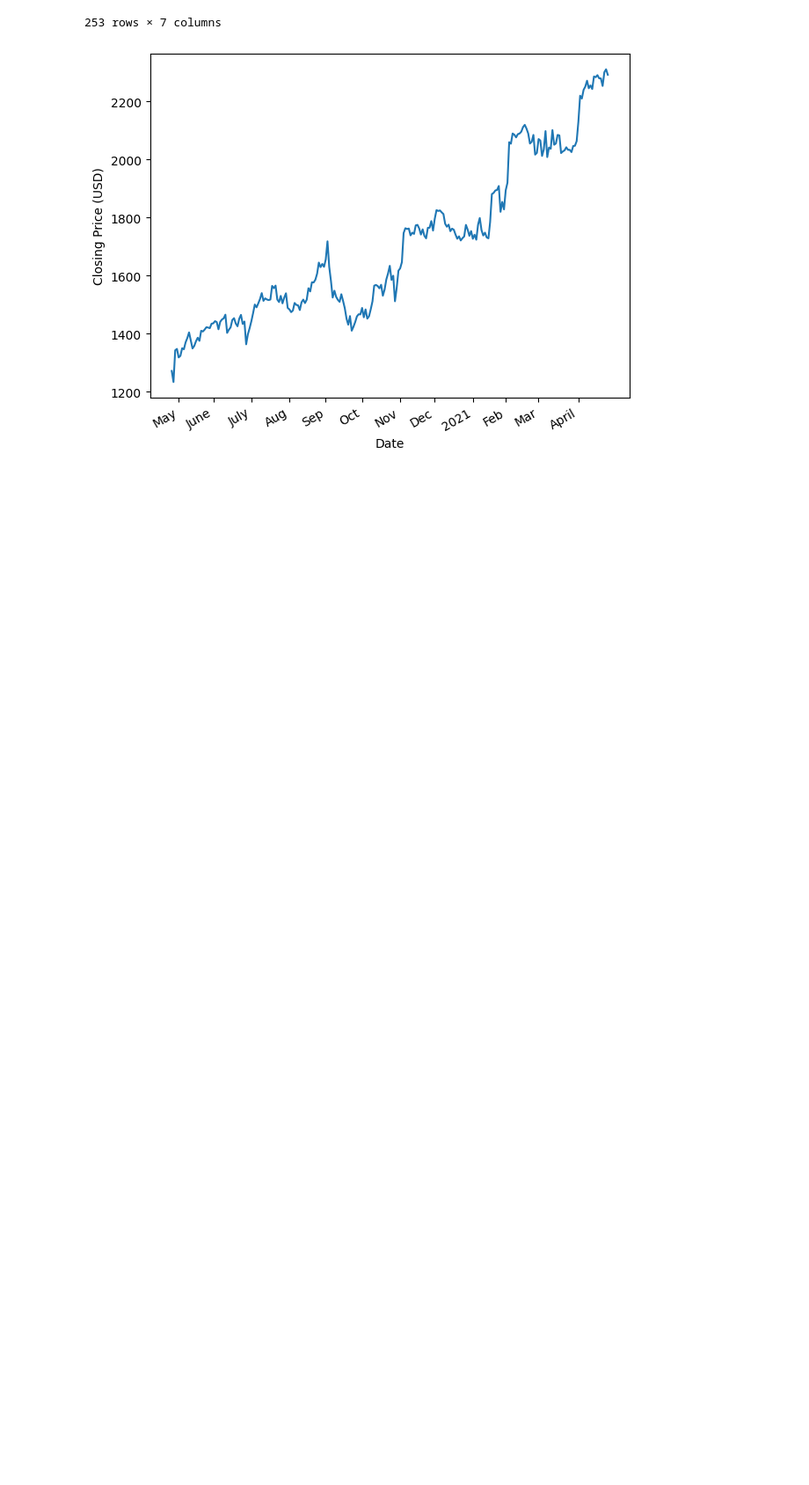
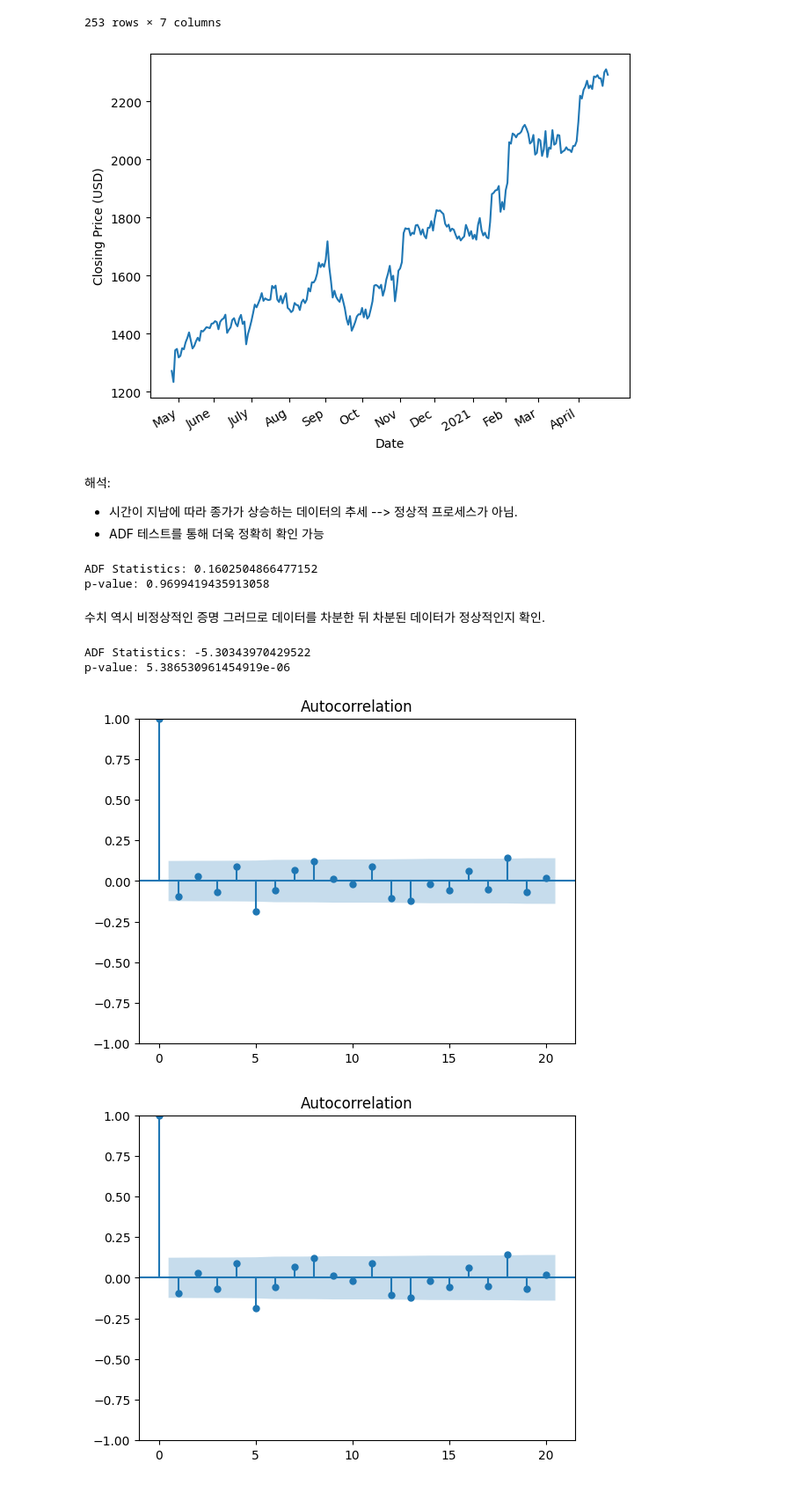
Before and after one commit to mskcho00/TimeSeries-Self-Practice, a Jupyter notebook: 3(Random Walk).ipynb, the cells around one changed output. Shown at 88% size. Cells and saved outputs as stored; diff of their text form; code cells hidden in the pictures; blank space fills up the shorter version.

```diff
--- a/3(Random Walk).ipynb
+++ b/3(Random Walk).ipynb
@@ -227,3 +228,40 @@ fig.autofmt_xdate()
 plt.tight_layout()
 # %% [output]
 [figure]
+# %% [markdown]
+해석:
+- 시간이 지남에 따라 종가가 상승하는 데이터의 추세 --> 정상적 프로세스가 아님.
+- ADF 테스트를 통해 더욱 정확히 확인 가능
+# %%
+GOOGL_ADF_result = adfuller(df['Close'])
+#왜 Close에만?
+# --> Close열이 실제로 모델링/검토 대상인 시계열이다.
+# --> 증가가 시간이 지남에 따라 추세를 가지는가?를 확인하기 위해 df["Close"]를 넣었음.
+
+print(f'ADF Statistics: {GOOGL_ADF_result[0]}')
+print(f'p-value: {GOOGL_ADF_result[1]}')
+# %% [output]
+ADF Statistics: 0.1602504866477152
+p-value: 0.9699419435913058
+# %% [markdown]
+수치 역시 비정상적인 증명 </br>
+그러므로 데이터를 차분한 뒤 차분된 데이터가 정상적인지 확인.
+# %%
+diff_close = np.diff(df['Close'], n=1)
+
+GOOGL_diff_ADF_result = adfuller(diff_close)
+
+print(f'ADF Statistics: {GOOGL_diff_ADF_result[0]}')
+print(f'p-value: {GOOGL_diff_ADF_result[1]}')
+# %% [output]
+ADF Statistics: -5.30343970429522
+p-value: 5.386530961454919e-06
+# %%
+# 도식화하여 자기상관관계가 있는가?
+
+from statsmodels.graphics.tsaplots import plot_acf
+
+plot_acf(diff_close, lags = 20)
+# %% [output]
+[figure, added]
+[figure, added]
```
Also changed, not shown: parts of 30 cells of this notebook, 2 other files.
